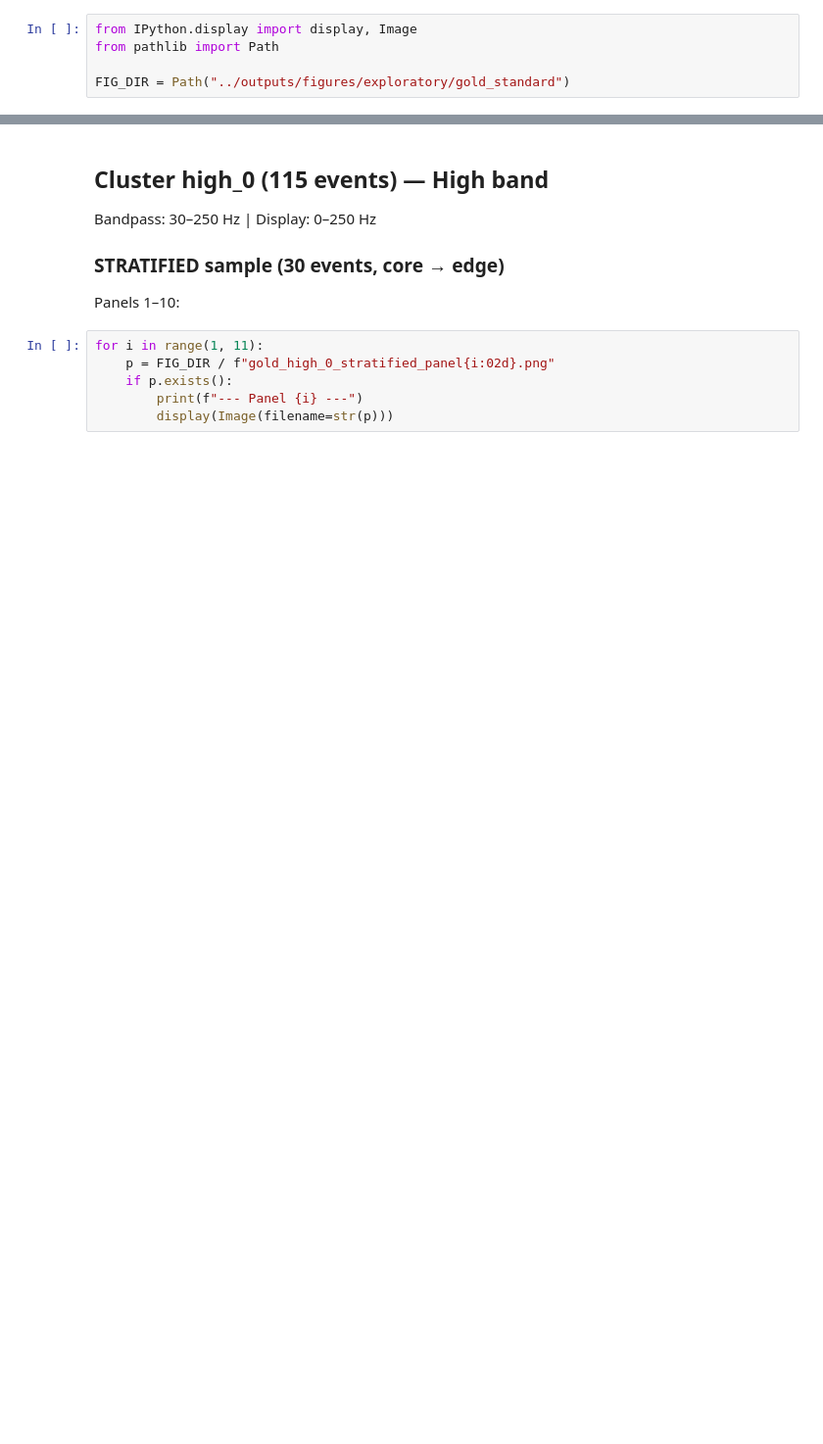
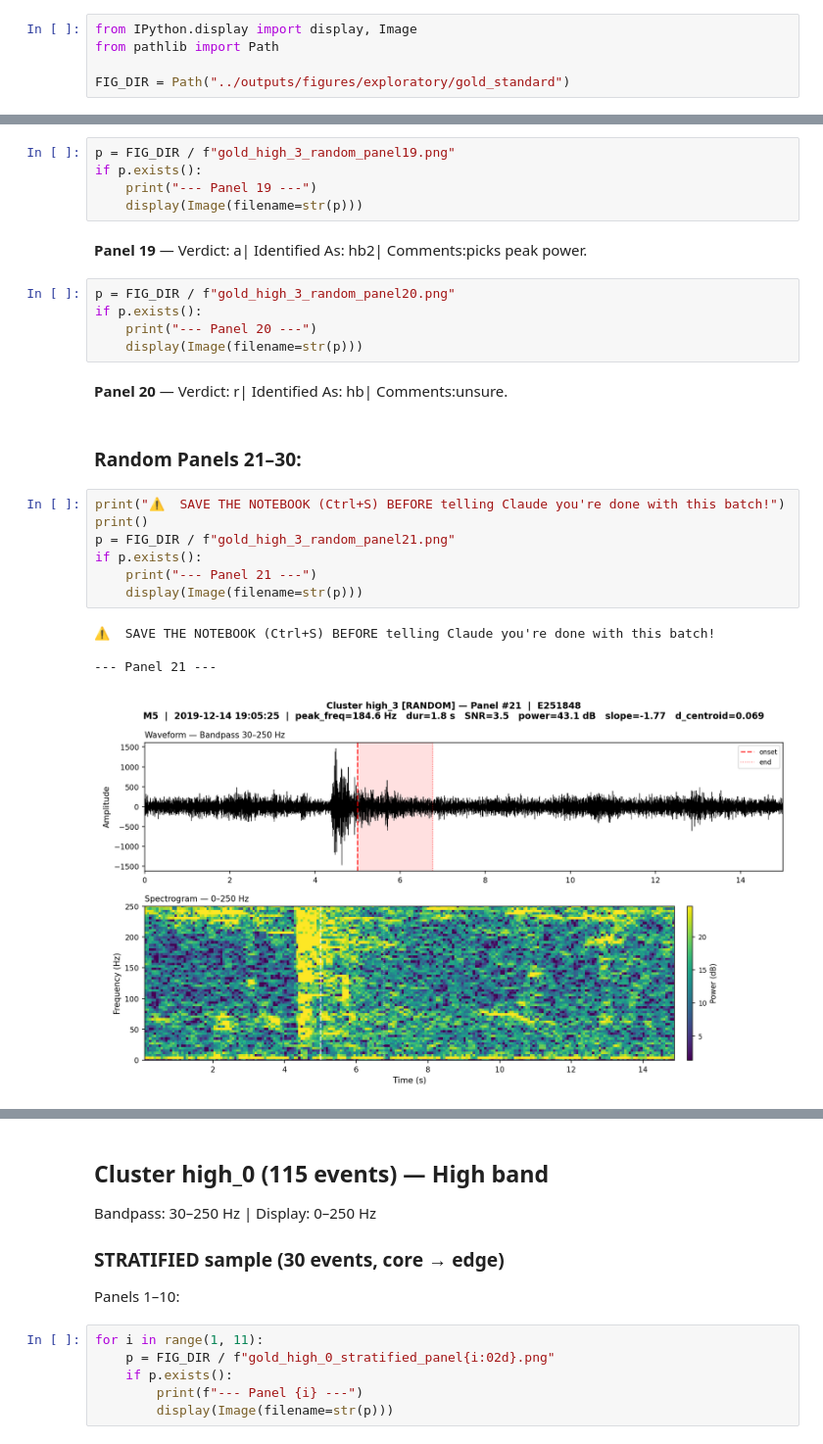
Before and after one commit to daxsoule/noaa_bravoseis, a Jupyter notebook: notebooks/gold_standard_review.ipynb, the cells around one changed output, grey strips where cells are left out. Shown at 98% size. Cells and saved outputs as stored; diff of their text form; blank space fills up the shorter version.

```diff
--- a/notebooks/gold_standard_review.ipynb
+++ b/notebooks/gold_standard_review.ipynb
@@ -30,0 +276,28 @@ FIG_DIR = Path("../outputs/figures/exploratory/gold_standard")
+# %%
+p = FIG_DIR / f"gold_high_3_random_panel19.png"
+if p.exists():
+    print("--- Panel 19 ---")
+    display(Image(filename=str(p)))
+# %% [markdown]
+**Panel 19** — Verdict: a| Identified As: hb2| Comments:picks peak power.
+# %%
+p = FIG_DIR / f"gold_high_3_random_panel20.png"
+if p.exists():
+    print("--- Panel 20 ---")
+    display(Image(filename=str(p)))
+# %% [markdown]
+**Panel 20** — Verdict: r| Identified As: hb| Comments:unsure.
+# %% [markdown]
+### Random Panels 21–30:
+# %%
+print("⚠️  SAVE THE NOTEBOOK (Ctrl+S) BEFORE telling Claude you're done with this batch!")
+print()
+p = FIG_DIR / f"gold_high_3_random_panel21.png"
+if p.exists():
+    print("--- Panel 21 ---")
+    display(Image(filename=str(p)))
+# %% [output]
+⚠️  SAVE THE NOTEBOOK (Ctrl+S) BEFORE telling Claude you're done with this batch!
+
+--- Panel 21 ---
+[figure, added]
```
Also changed, not shown: parts of 75 cells of this notebook, 4 other files.
